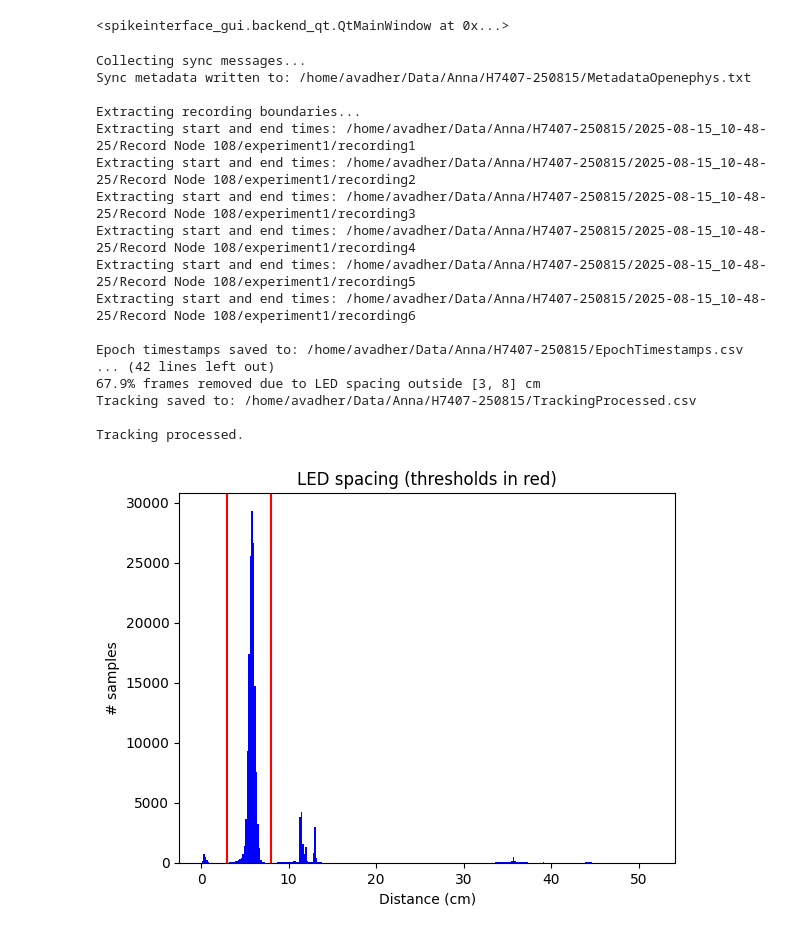
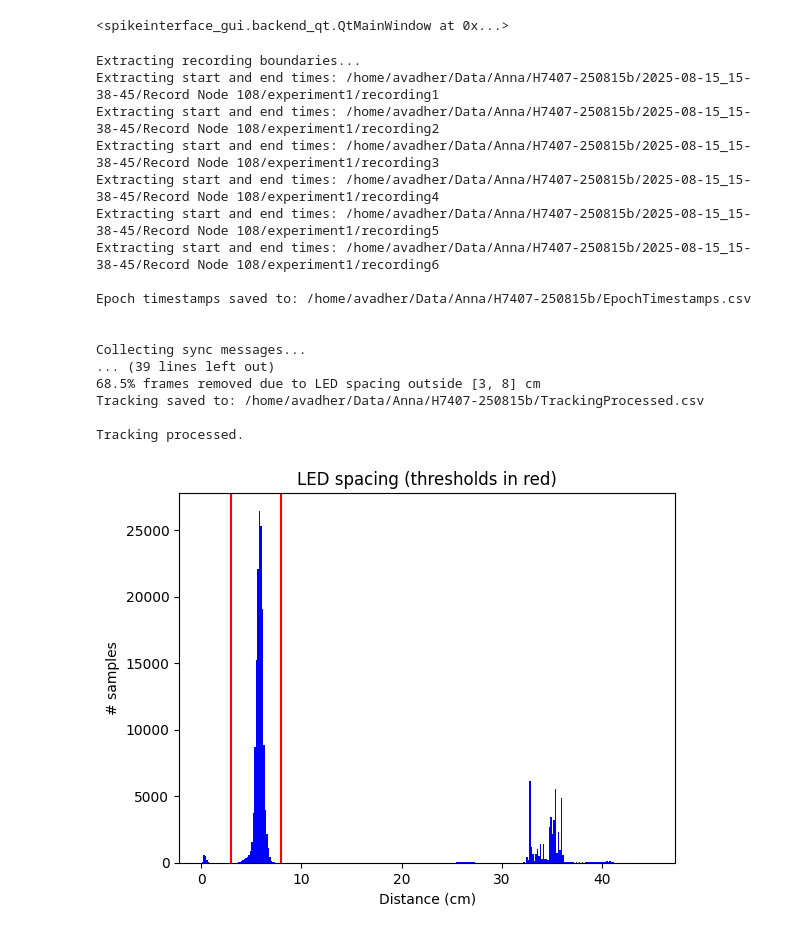
Before and after one commit to Wood-Dudchenko-lab/woodsort, a Jupyter notebook: pipelines_sorting/Pipeline_H7400.ipynb, the cells around one changed output. Cells and saved outputs as stored; diff of their text form; code cells hidden in the pictures.

```diff
--- a/pipelines_sorting/Pipeline_H7400.ipynb
+++ b/pipelines_sorting/Pipeline_H7400.ipynb
@@ -15,7 +15,7 @@ import warnings
 ### Parameters set manually ###
 
 # path to the recording folder (the folder containing the OpenEphys folder YYYY-MM-DD_hh-mm-ss)
-recfolder_path = '/home/avadher/Data/Anna/H7407-250815/'
+recfolder_path = '/home/avadher/Data/Anna/H7407-250815b/'
 
 # set parameters for probe
 shank_groups = [0, 1, 2, 3, 4, 5] # specify which groups in the xml file are shanks to be sorted (0-base)
@@ -23,7 +23,8 @@ custom_probe_path = 'probe_layouts/Buzsaki64sp.json'
 excluded_channels = ["CH17", "CH18", "CH19", "CH20"]
 
 # set parameters for spike sorting
-sorter = "mountainsort5"
+#sorter = "mountainsort5"
+sorter = "kilosort4"
 n_jobs = 12  # number of CPU cores to run everything on
 analyzer_metrics_path = 'params/default_analyzer_metrics.json' # list of metrics for Analyzer to compute
 
@@ -126,53 +119,50 @@ run_mainwindow(analyzer, mode="desktop", curation=True)
 # %%
 ### Get other data from the recording ###
 
-# Get OpenEphys metadata
-metadata = woodsort.helper_functions.get_metadata_openephys(recfolder_path)
-
 # get epochs
-epochs = woodsort.helper_functions.get_epochs_openephys(
+epochs = woodsort.openephys.get_epochs_openephys(
     recfolder_path,
     save_path =recfolder_path)
 
 # get OpenEphys metadata
-woodsort.helper_functions.get_metadata_openephys(
+woodsort.openephys.get_metadata_openephys(
         recfolder_path,
         save_path =recfolder_path)
 
 # align tracking
 aligned_tracking = woodsort.tracking.align_tracking_bonsai(
     recfolder_path=recfolder_path,
     ttl_channel=ttl_channel,
     column_names=column_names,
     save_path=recfolder_path)
 
 # process tracking
 processed_tracking = woodsort.tracking.process_tracking_bonsai(
         aligned_tracking,
         pixel_width=pixel_width,      # conversion factor: cm per pixel
         min_spacing=min_spacing,      # minimum allowed LED spacing (cm)
         max_spacing=max_spacing,
         save_path=recfolder_path,  # maximum allowed LED spacing (cm)
         plot=True)             # whether to show diagnostic plot
 
 # Extract LFP
 #woodsort.lfp.extract_lfp_openephys(recfolder_path)
 # %% [output]
+Extracting recording boundaries...
+Extracting start and end times: /home/avadher/Data/Anna/H7407-250815b/2025-08-15_15-38-45/Record Node 108/experiment1/recording1
+Extracting start and end times: /home/avadher/Data/Anna/H7407-250815b/2025-08-15_15-38-45/Record Node 108/experiment1/recording2
+Extracting start and end times: /home/avadher/Data/Anna/H7407-250815b/2025-08-15_15-38-45/Record Node 108/experiment1/recording3
+Extracting start and end times: /home/avadher/Data/Anna/H7407-250815b/2025-08-15_15-38-45/Record Node 108/experiment1/recording4
+Extracting start and end times: /home/avadher/Data/Anna/H7407-250815b/2025-08-15_15-38-45/Record Node 108/experiment1/recording5
+Extracting start and end times: /home/avadher/Data/Anna/H7407-250815b/2025-08-15_15-38-45/Record Node 108/experiment1/recording6
+
+Epoch timestamps saved to: /home/avadher/Data/Anna/H7407-250815b/EpochTimestamps.csv
+
+
 Collecting sync messages...
-Sync metadata written to: /home/avadher/Data/Anna/H7407-250815/MetadataOpenephys.txt
-
-Extracting recording boundaries...
-Extracting start and end times: /home/avadher/Data/Anna/H7407-250815/2025-08-15_10-48-25/Record Node 108/experiment1/recording1
-Extracting start and end times: /home/avadher/Data/Anna/H7407-250815/2025-08-15_10-48-25/Record Node 108/experiment1/recording2
-Extracting start and end times: /home/avadher/Data/Anna/H7407-250815/2025-08-15_10-48-25/Record Node 108/experiment1/recording3
-Extracting start and end times: /home/avadher/Data/Anna/H7407-250815/2025-08-15_10-48-25/Record Node 108/experiment1/recording4
-Extracting start and end times: /home/avadher/Data/Anna/H7407-250815/2025-08-15_10-48-25/Record Node 108/experiment1/recording5
-Extracting start and end times: /home/avadher/Data/Anna/H7407-250815/2025-08-15_10-48-25/Record Node 108/experiment1/recording6
-
-Epoch timestamps saved to: /home/avadher/Data/Anna/H7407-250815/EpochTimestamps.csv
-... (42 lines left out)
-67.9% frames removed due to LED spacing outside [3, 8] cm
-Tracking saved to: /home/avadher/Data/Anna/H7407-250815/TrackingProcessed.csv
+... (39 lines left out)
+68.5% frames removed due to LED spacing outside [3, 8] cm
+Tracking saved to: /home/avadher/Data/Anna/H7407-250815b/TrackingProcessed.csv
 
 Tracking processed.
-[figure, old version]
+[figure, new version]
```
Also changed, not shown: parts of 3 cells of this notebook, 11 other files.
